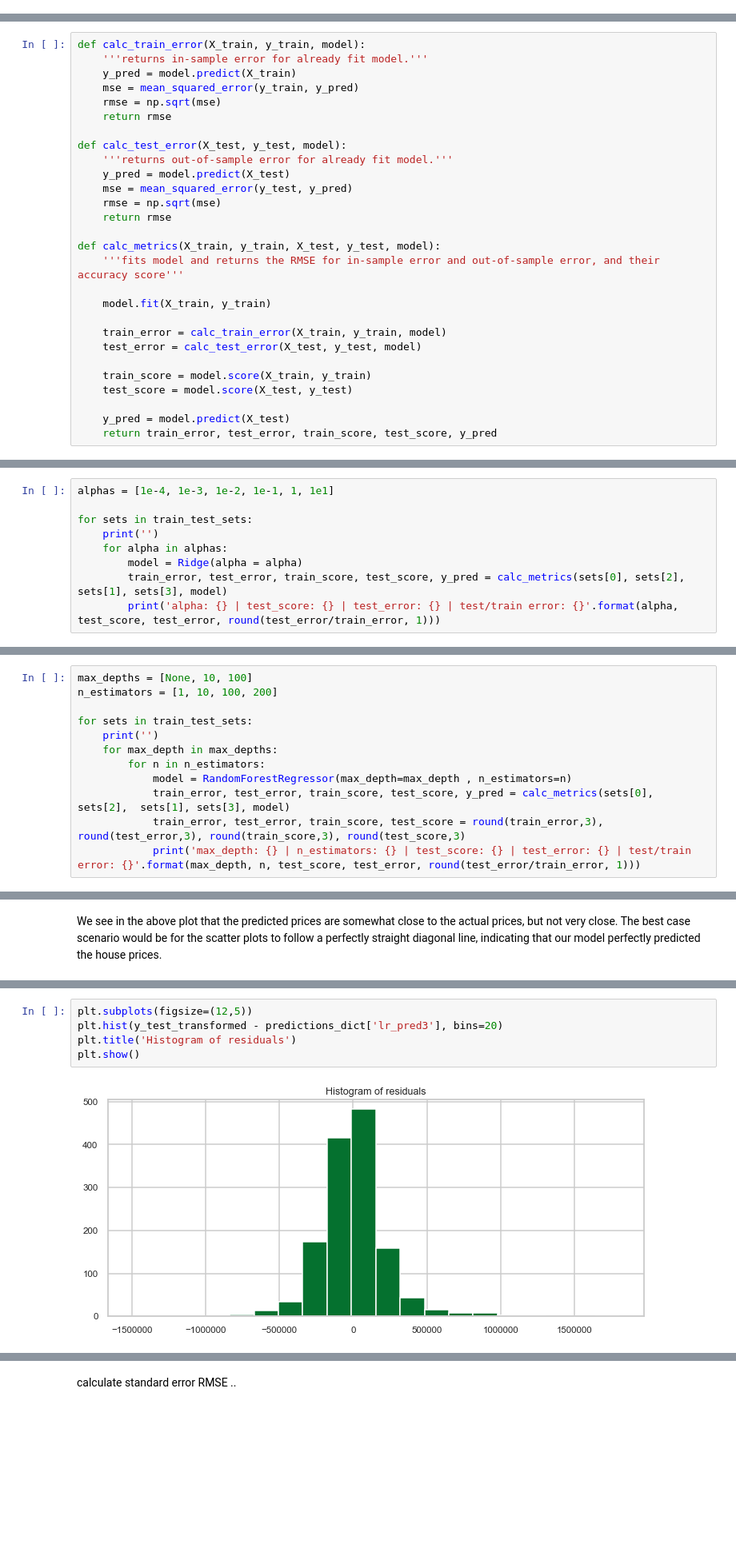
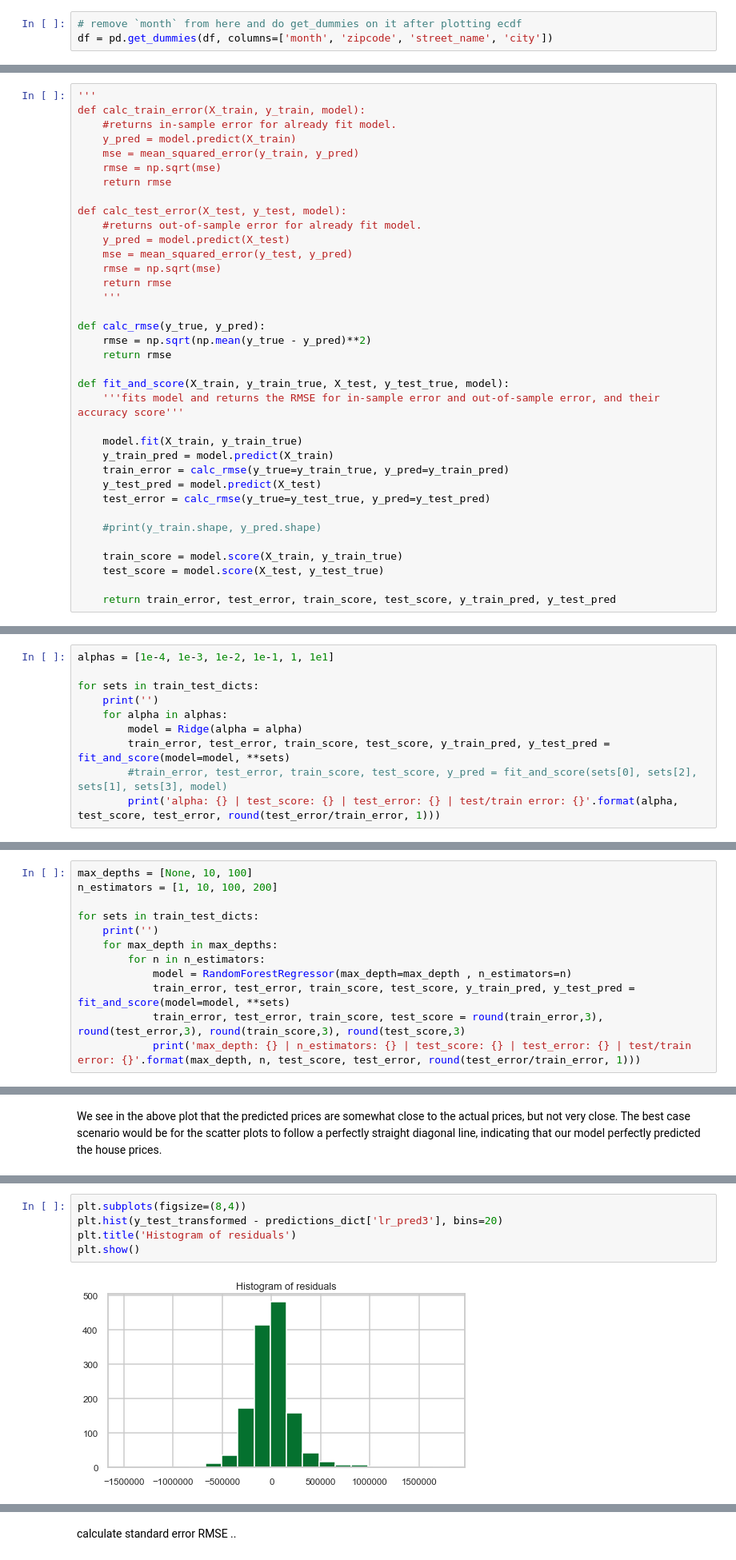
Before and after one commit to hmseyoum/Capstone-Project-1, a Jupyter notebook: Data Modeling.ipynb, the cells around one changed output, grey strips where cells are left out. Shown at 80% size. Cells and saved outputs as stored; diff of their text form; blank space fills up the shorter version.

```diff
--- a/Data Modeling.ipynb
+++ b/Data Modeling.ipynb
@@ -84,0 +69,3 @@ df_no_zeros = df_no_outs[df_no_outs["price"] != 0].copy()
+# %%
+# remove `month` from here and do get_dummies on it after plotting ecdf
+df = pd.get_dummies(df, columns=['month', 'zipcode', 'street_name', 'city'])
@@ -218,42 +245,51 @@ for i, sets in enumerate(train_test_sets):
 algorithms = [LinearRegression, Ridge, RandomForestRegressor]
 names = ['linear regression', 'ridge regression ', 'random forest    ']
 # %%
+'''
 def calc_train_error(X_train, y_train, model):
-    '''returns in-sample error for already fit model.'''
+    #returns in-sample error for already fit model.
     y_pred = model.predict(X_train)
     mse = mean_squared_error(y_train, y_pred)
     rmse = np.sqrt(mse)
     return rmse
 
 def calc_test_error(X_test, y_test, model):
-    '''returns out-of-sample error for already fit model.'''
+    #returns out-of-sample error for already fit model.
     y_pred = model.predict(X_test)
     mse = mean_squared_error(y_test, y_pred)
     rmse = np.sqrt(mse)
     return rmse
+    '''
 
-def calc_metrics(X_train, y_train, X_test, y_test, model):
+def calc_rmse(y_true, y_pred):
+    rmse = np.sqrt(np.mean(y_true - y_pred)**2)
+    return rmse
+
+def fit_and_score(X_train, y_train_true, X_test, y_test_true, model):
     '''fits model and returns the RMSE for in-sample error and out-of-sample error, and their accuracy score'''
 
-    model.fit(X_train, y_train)
+    model.fit(X_train, y_train_true)
+    y_train_pred = model.predict(X_train)
+    train_error = calc_rmse(y_true=y_train_true, y_pred=y_train_pred)
+    y_test_pred = model.predict(X_test)
+    test_error = calc_rmse(y_true=y_test_true, y_pred=y_test_pred)
 
-    train_error = calc_train_error(X_train, y_train, model)
-    test_error = calc_test_error(X_test, y_test, model)
+    #print(y_train.shape, y_pred.shape)
 
-    train_score = model.score(X_train, y_train)
-    test_score = model.score(X_test, y_test)
+    train_score = model.score(X_train, y_train_true)
+    test_score = model.score(X_test, y_test_true)
 
-    y_pred = model.predict(X_test)
-    return train_error, test_error, train_score, test_score, y_pred
+    return train_error, test_error, train_score, test_score, y_train_pred, y_test_pred
 # %% [markdown]
 ### Choosing alpha for Ridge Regression
 # %%
 alphas = [1e-4, 1e-3, 1e-2, 1e-1, 1, 1e1]
 
-for sets in train_test_sets:
+for sets in train_test_dicts:
     print('')
     for alpha in alphas:
         model = Ridge(alpha = alpha)
-        train_error, test_error, train_score, test_score, y_pred = calc_metrics(sets[0], sets[2],  sets[1], sets[3], model)
+        train_error, test_error, train_score, test_score, y_train_pred, y_test_pred = fit_and_score(model=model, **sets)
+        #train_error, test_error, train_score, test_score, y_pred = fit_and_score(sets[0], sets[2],  sets[1], sets[3], model)
         print('alpha: {} | test_score: {} | test_error: {} | test/train error: {}'.format(alpha, test_score, test_error, round(test_error/train_error, 1)))
 # %% [output]
@@ -283,12 +320,12 @@ For the 3rd and 4th datasets (df_no_zeros & df_transformed), alpha=0.0001 seems
 max_depths = [None, 10, 100]
 n_estimators = [1, 10, 100, 200]
 
-for sets in train_test_sets:
+for sets in train_test_dicts:
     print('')
     for max_depth in max_depths:
         for n in n_estimators:
             model = RandomForestRegressor(max_depth=max_depth , n_estimators=n)
-            train_error, test_error, train_score, test_score, y_pred = calc_metrics(sets[0], sets[2],  sets[1], sets[3], model)
+            train_error, test_error, train_score, test_score, y_train_pred, y_test_pred = fit_and_score(model=model, **sets)
             train_error, test_error, train_score, test_score = round(train_error,3), round(test_error,3), round(train_score,3), round(test_score,3)
             print('max_depth: {} | n_estimators: {} | test_score: {} | test_error: {} | test/train error: {}'.format(max_depth, n, test_score, test_error, round(test_error/train_error, 1)))
 # %% [output]
@@ -495,7 +540,7 @@ We see in the above plot that the predicted prices are somewhat close to the act
 # %%
-plt.subplots(figsize=(12,5))
+plt.subplots(figsize=(8,4))
 plt.hist(y_test_transformed - predictions_dict['lr_pred3'], bins=20)
 plt.title('Histogram of residuals')
 plt.show()
 # %% [output]
-[figure, old version]
+[figure, new version]
```
Also changed, not shown: parts of 49 cells of this notebook.
